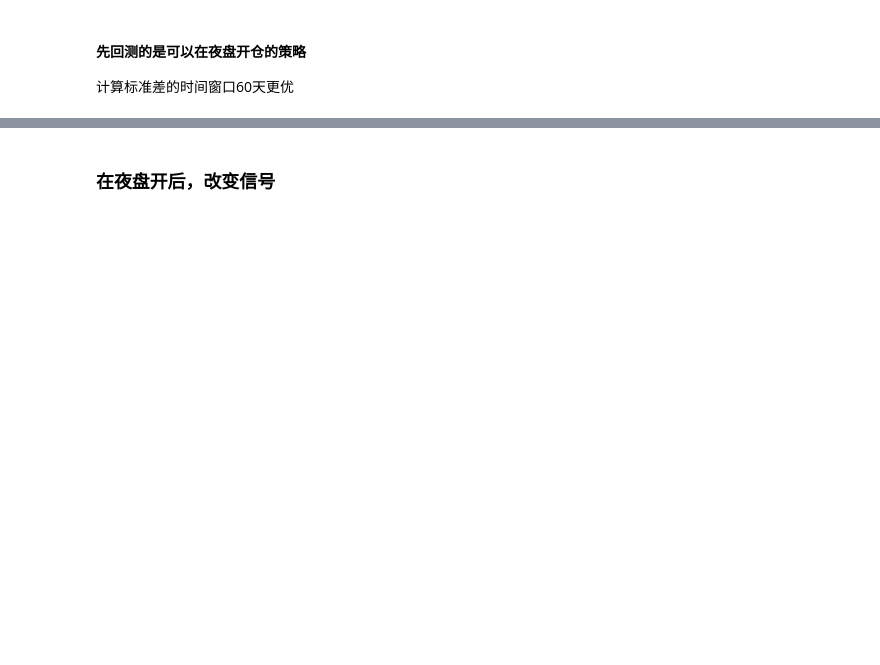
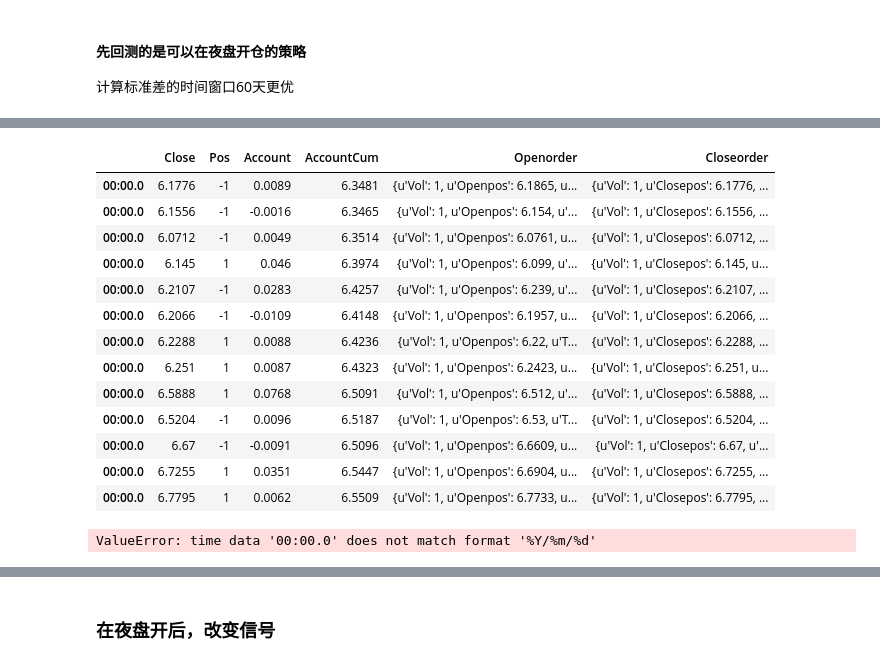
Before and after one commit to nigelliyang/CTA_Strategy, a Jupyter notebook: bog_day_strategy/M00_test_stragegy.ipynb, the cells around one changed output, grey strips where cells are left out. Drawn from its saved outputs; the diff is of its cells as text; code cells hidden in the pictures; blank space fills up the shorter version.

```diff
--- a/bog_day_strategy/M00_test_stragegy.ipynb
+++ b/bog_day_strategy/M00_test_stragegy.ipynb
@@ -11,0 +15,21 @@ pf,Pnl = stratanalyz(Accountsummny)
+# %%
+Accountsummny[Accountsummny['Openorder'] != 0]
+# %% [output]
+|  | Close | Pos | Account | AccountCum | Openorder | Closeorder |
+| 00:00.0 | 6.1776 | -1 | 0.0089 | 6.3481 | {u'Vol': 1, u'Openpos': 6.1865, u... | {u'Vol': 1, u'Closepos': 6.1776, ... |
+| 00:00.0 | 6.1556 | -1 | -0.0016 | 6.3465 | {u'Vol': 1, u'Openpos': 6.154, u'... | {u'Vol': 1, u'Closepos': 6.1556, ... |
+| 00:00.0 | 6.0712 | -1 | 0.0049 | 6.3514 | {u'Vol': 1, u'Openpos': 6.0761, u... | {u'Vol': 1, u'Closepos': 6.0712, ... |
+| 00:00.0 | 6.145 | 1 | 0.046 | 6.3974 | {u'Vol': 1, u'Openpos': 6.099, u'... | {u'Vol': 1, u'Closepos': 6.145, u... |
+| 00:00.0 | 6.2107 | -1 | 0.0283 | 6.4257 | {u'Vol': 1, u'Openpos': 6.239, u'... | {u'Vol': 1, u'Closepos': 6.2107, ... |
+| 00:00.0 | 6.2066 | -1 | -0.0109 | 6.4148 | {u'Vol': 1, u'Openpos': 6.1957, u... | {u'Vol': 1, u'Closepos': 6.2066, ... |
+| 00:00.0 | 6.2288 | 1 | 0.0088 | 6.4236 | {u'Vol': 1, u'Openpos': 6.22, u'T... | {u'Vol': 1, u'Closepos': 6.2288, ... |
+| 00:00.0 | 6.251 | 1 | 0.0087 | 6.4323 | {u'Vol': 1, u'Openpos': 6.2423, u... | {u'Vol': 1, u'Closepos': 6.251, u... |
+| 00:00.0 | 6.5888 | 1 | 0.0768 | 6.5091 | {u'Vol': 1, u'Openpos': 6.512, u'... | {u'Vol': 1, u'Closepos': 6.5888, ... |
+| 00:00.0 | 6.5204 | -1 | 0.0096 | 6.5187 | {u'Vol': 1, u'Openpos': 6.53, u'T... | {u'Vol': 1, u'Closepos': 6.5204, ... |
+| 00:00.0 | 6.67 | -1 | -0.0091 | 6.5096 | {u'Vol': 1, u'Openpos': 6.6609, u... | {u'Vol': 1, u'Closepos': 6.67, u'... |
+| 00:00.0 | 6.7255 | 1 | 0.0351 | 6.5447 | {u'Vol': 1, u'Openpos': 6.6904, u... | {u'Vol': 1, u'Closepos': 6.7255, ... |
+| 00:00.0 | 6.7795 | 1 | 0.0062 | 6.5509 | {u'Vol': 1, u'Openpos': 6.7733, u... | {u'Vol': 1, u'Closepos': 6.7795, ... |
+# %%
+ploter(Accountsummny)
+# %% [output]
+ValueError: time data '00:00.0' does not match format '%Y/%m/%d'
```
Also changed, not shown: parts of 7 cells of this notebook, 16 other files.
